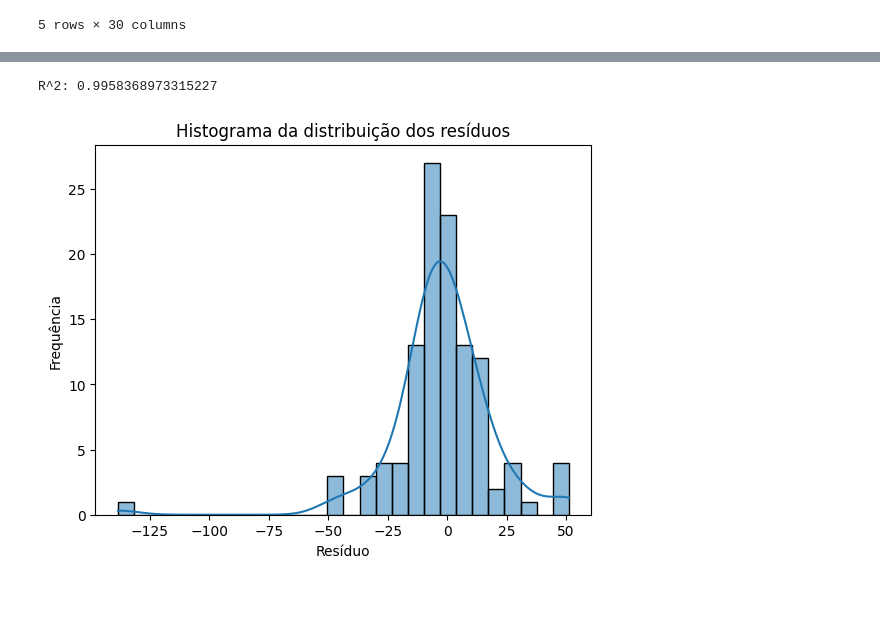
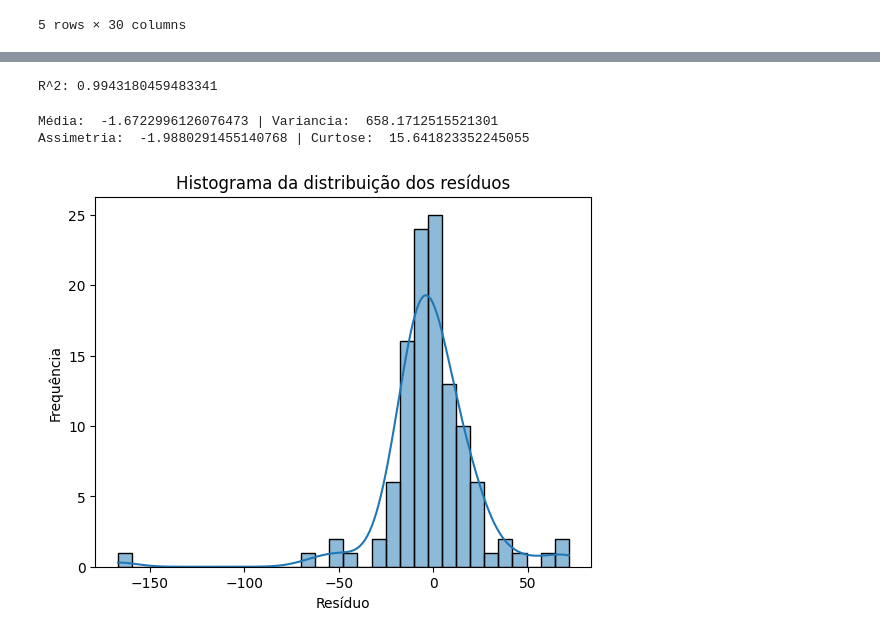
Before and after one commit to isabella-araujo/Isabella_Araujo_TP2_ML, a Jupyter notebook: regressao.ipynb, the cells around one changed output, grey strips where cells are left out. Cells and saved outputs as stored; diff of their text form; code cells hidden in the pictures; blank space fills up the shorter version.

```diff
--- a/regressao.ipynb
+++ b/regressao.ipynb
@@ -25,3 +25,9 @@ df.head(5)
 | 3 | 11.42 | 20.38 | 77.58 | 386.1 | 0.14250 | 0.28390 | ... |
 | 4 | 20.29 | 14.34 | 135.10 | 1297.0 | 0.10030 | 0.13280 | ... |
 5 rows × 30 columns
+# %%
+df_correlacao = df.corr()['mean area'].drop('mean area')
+
+features_relevantes = df_correlacao[df_correlacao > 0.7]
+
+features_relevantes
@@ -37,3 +62,5 @@ plt.show()
+# %%
+x = x[features_relevantes.index].values
 # %%
 x_train, x_test, y_train, y_test = train_test_split(x, y, test_size=0.2, random_state=random_seed)
 # %%
@@ -46,14 +73,19 @@ r2 = r2_score(y_test, predictions)
 
 print('R^2:', r2)
 # %% [output]
-R^2: 0.9958368973315227
+R^2: 0.9943180459483341
 # %%
 residuos = y_test - predictions
+residuos = pd.Series(residuos)
+
+print('Média: ', residuos.mean(), '| Variancia: ', residuos.var(), '\nAssimetria: ', residuos.skew(), '| Curtose: ', residuos.kurt())
 
 sns.histplot(residuos, kde=True)
 plt.title('Histograma da distribuição dos resíduos')
 plt.xlabel('Resíduo')
 plt.ylabel('Frequência')
 plt.show()
 # %% [output]
+Média:  -1.6722996126076473 | Variancia:  658.1712515521301
+Assimetria:  -1.9880291455140768 | Curtose:  15.641823352245055
-[figure, old version]
+[figure, new version]
```
Also changed, not shown: parts of 2 cells of this notebook, 2 other files.
